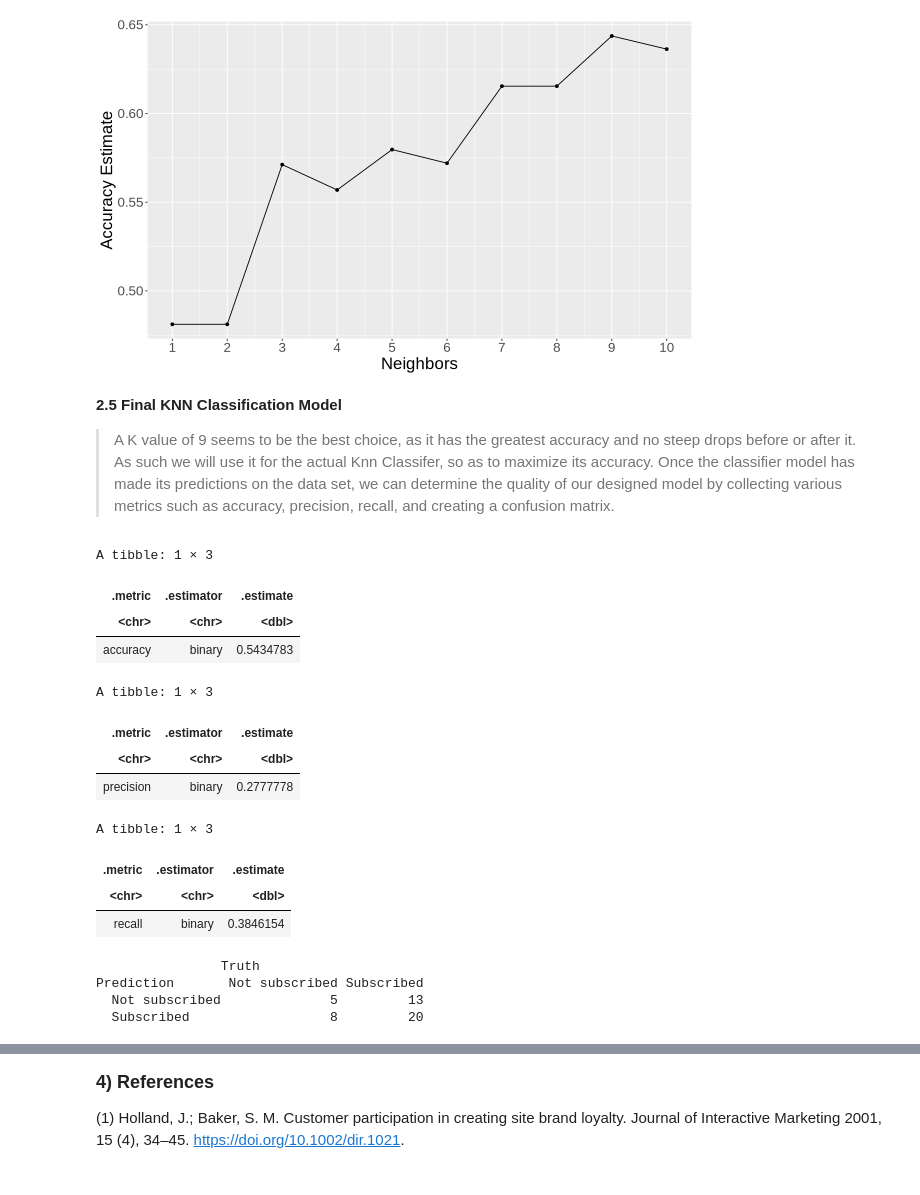
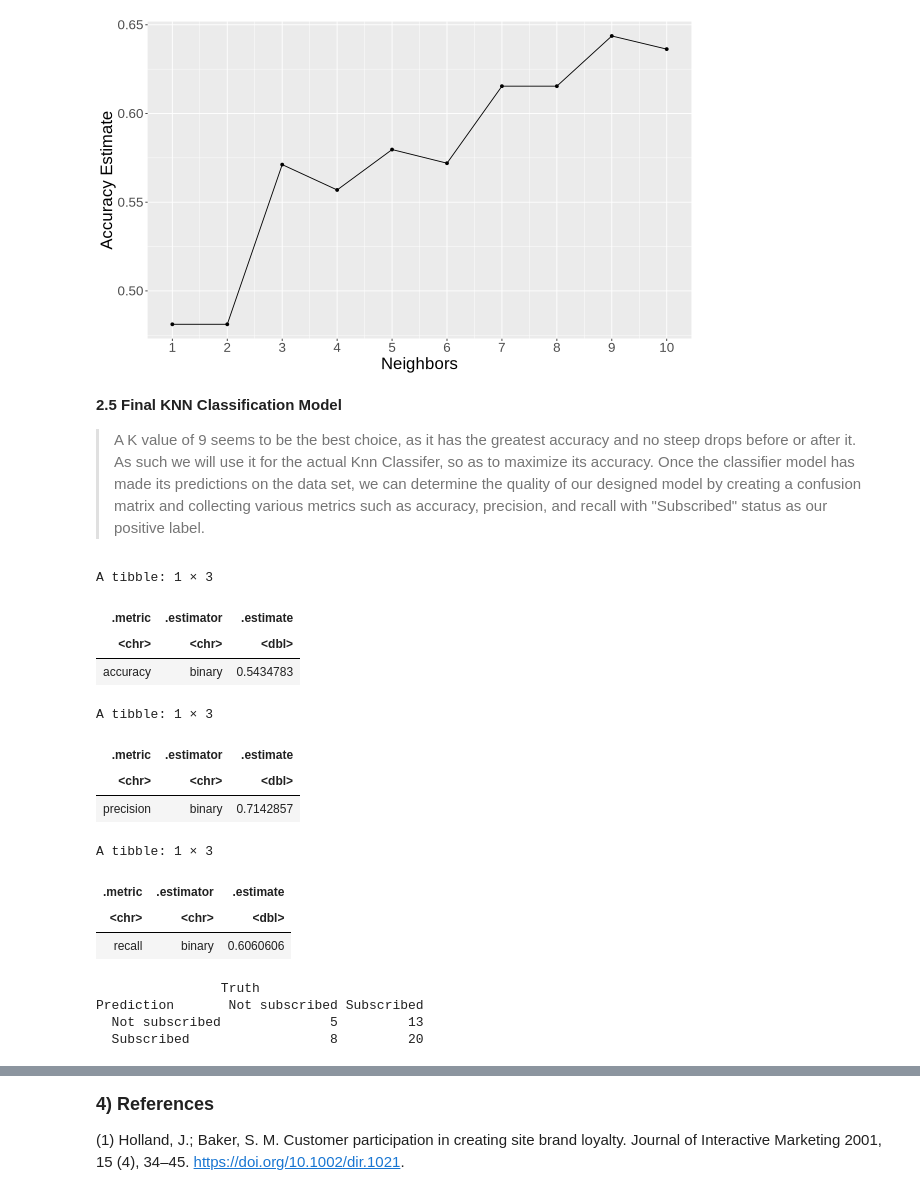
Before and after one commit to kaede53/dsci-100-final-report, a Jupyter notebook: OfficialReport.ipynb, the cells around one changed output, grey strips where cells are left out. Saved outputs shown, nothing was run; the diff lists cells and outputs as text; code cells hidden in the pictures.

Commit message:
Changed positive label to "subscribed" for precision/recall

```diff
--- a/OfficialReport.ipynb
+++ b/OfficialReport.ipynb
@@ -235,7 +235,7 @@ cross_val_plot
 # %% [markdown]
 **2.5 Final KNN Classification Model**
 
->A K value of 9 seems to be the best choice, as it has the greatest accuracy and no steep drops before or after it. As such we will use it for the actual Knn Classifer, so as to maximize its accuracy. Once the classifier model has made its predictions on the data set, we can determine the quality of our designed model by collecting various metrics such as accuracy, precision, recall, and creating a confusion matrix.
+>A K value of 9 seems to be the best choice, as it has the greatest accuracy and no steep drops before or after it. As such we will use it for the actual Knn Classifer, so as to maximize its accuracy. Once the classifier model has made its predictions on the data set, we can determine the quality of our designed model by creating a confusion matrix and collecting various metrics such as accuracy, precision, and recall with "Subscribed" status as our positive label.
 # %%
 # Evaluation on the test set
 
@@ -245,40 +245,40 @@ fin_knn_spec <- nearest_neighbor(weight_func = "rectangular", neighbors = 9) |>
 
 fin_knn_fit <- workflow() |>
   add_recipe(players_recipe) |>
   add_model(fin_knn_spec) |>
   fit(data = players_train)
 
 # Predictions & Accuracy of the model
 players_test_prediction <- predict(fin_knn_fit, players_test) |>
                         bind_cols(players_test)
 
 players_test_prediction |>
     metrics(truth = subscribe, estimate = .pred_class) |>
     filter(.metric == "accuracy")
 
 players_test_prediction |>
-    precision(truth = subscribe, estimate = .pred_class, event_level ="first")
+    precision(truth = subscribe, estimate = .pred_class, event_level ="second")
 
 players_test_prediction |>
-    recall(truth = subscribe, estimate = .pred_class, event_level ="first")
+    recall(truth = subscribe, estimate = .pred_class, event_level ="second")
 
 # Confusion matrix
 confusion_mat <- players_test_prediction |>
                  conf_mat(truth = subscribe, estimate = .pred_class)
 confusion_mat
 # %% [output]
 A tibble: 1 × 3
 | .metric | .estimator | .estimate |
 | <chr> | <chr> | <dbl> |
 | accuracy | binary | 0.5434783 |
 A tibble: 1 × 3
 | .metric | .estimator | .estimate |
 | <chr> | <chr> | <dbl> |
-| precision | binary | 0.2777778 |
+| precision | binary | 0.7142857 |
 A tibble: 1 × 3
 | .metric | .estimator | .estimate |
 | <chr> | <chr> | <dbl> |
-| recall | binary | 0.3846154 |
+| recall | binary | 0.6060606 |
                 Truth
 Prediction       Not subscribed Subscribed
   Not subscribed              5         13
```
Also changed, not shown: parts of 2 cells of this notebook.
